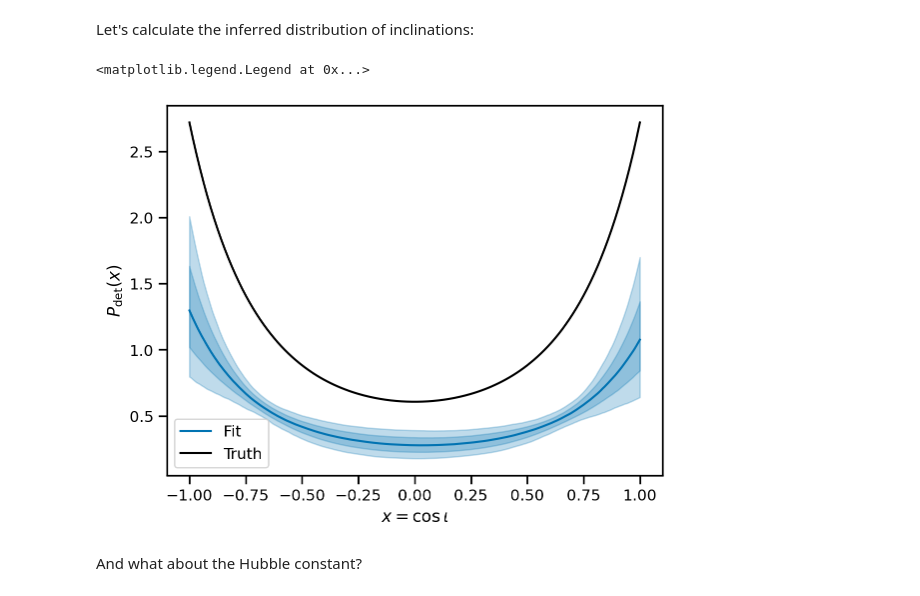
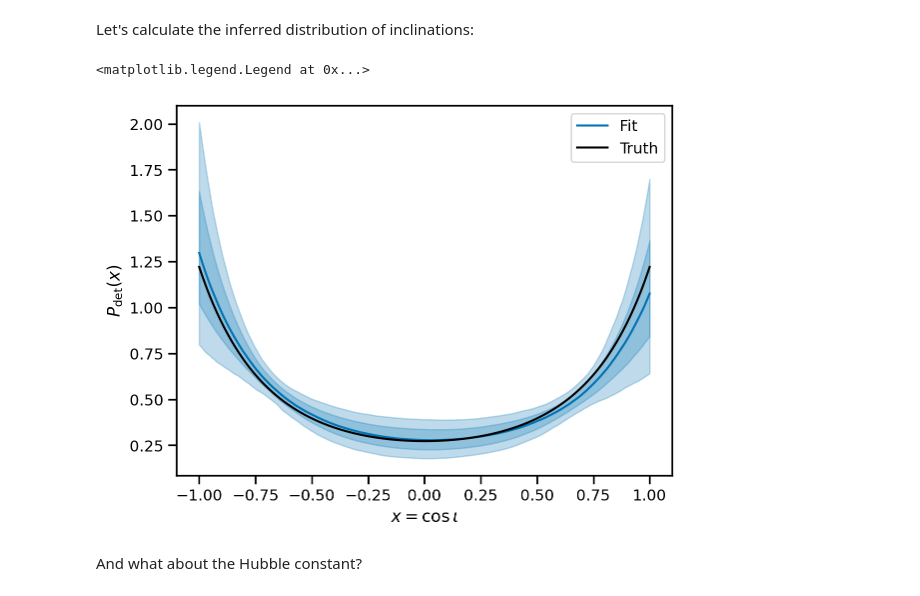
Before and after one commit to farr/BrightSirenInclinationSystematics, a Jupyter notebook: FullSimulation.ipynb, the cells around one changed output. Drawn from its saved outputs; the diff is of its cells as text; code cells hidden in the pictures.

Commit message:
Fixup normalization on Pdet l=2 plot.

```diff
--- a/FullSimulation.ipynb
+++ b/FullSimulation.ipynb
@@ -158,19 +158,19 @@ Let's calculate the inferred distribution of inclinations:
 # %%
 models.calculate_P_det(trace) # Need to compute P_det
 pds = trace.posterior.P_det
 x = pds.coords['x']
 
 dim = ['chain', 'draw']
 l, = plt.plot(x,pds.median(dim=dim), label='Fit')
 plt.fill_between(x, pds.quantile(0.84, dim=dim), pds.quantile(0.16, dim=dim), color=l.get_color(), alpha=0.25)
 plt.fill_between(x, pds.quantile(0.975, dim=dim), pds.quantile(0.025, dim=dim), color=l.get_color(), alpha=0.25)
-plt.plot(x, models.P_det(x, A_true), color='k', label='Truth')
+plt.plot(x, models.P_det(x, A_true) / np.trapz(models.P_det(x, A_true), x), color='k', label='Truth')
 plt.xlabel(r'$x = \cos\iota$')
 plt.ylabel(r'$P_\mathrm{det}(x)$')
 plt.legend()
 # %% [output]
 <matplotlib.legend.Legend at 0x...>
-[figure, old version]
+[figure, new version]
 # %% [markdown]
 And what about the Hubble constant?
 # %%
```
